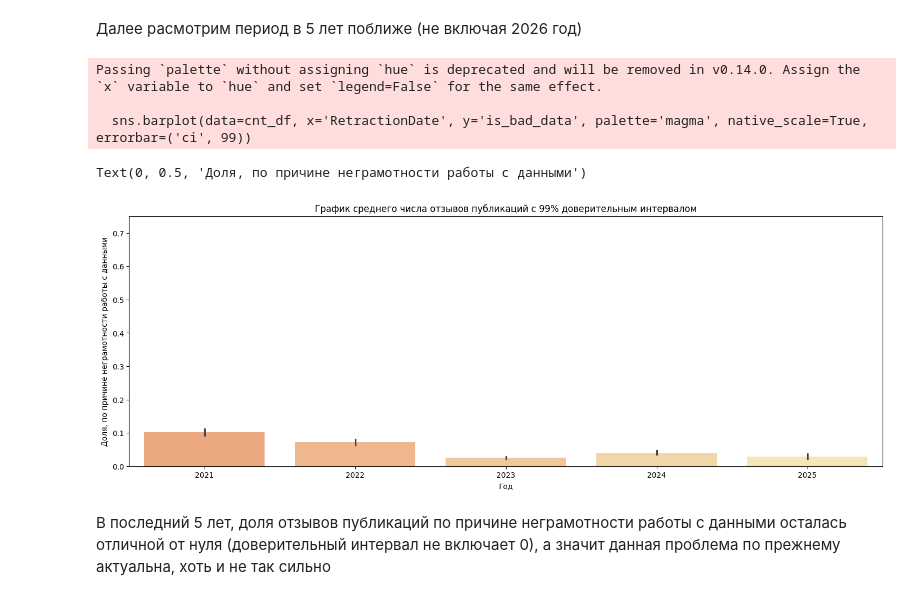
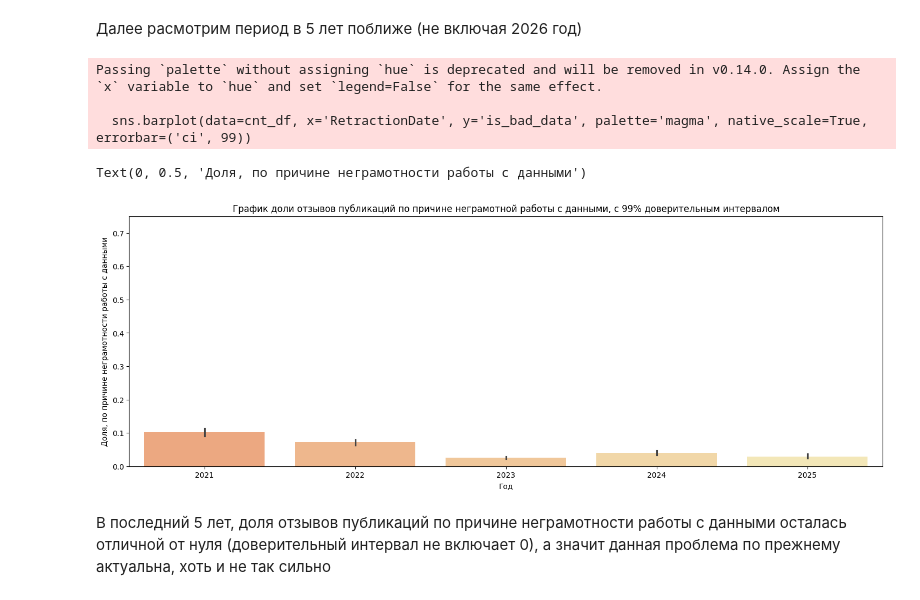
Before and after one commit to dmibar/Sirius_BC26, a Jupyter notebook: explore.ipynb, the cells around one changed output. Cells and saved outputs as stored; diff of their text form; code cells hidden in the pictures.

```diff
--- a/explore.ipynb
+++ b/explore.ipynb
@@ -241,19 +241,19 @@ Text(0, 0.5, 'Доля, по причине неграмотности рабо
 # %%
 fig, axes = plt.subplots(nrows=1, ncols=1, figsize=(18, 6))
 
 sns.barplot(data=cnt_df, x='RetractionDate', y='is_bad_data', palette='magma', native_scale=True, errorbar=('ci', 99))
 
 axes.set_xlim([2020.5, 2025.5])
 
-axes.set_title('График среднего числа отзывов публикаций с 99% доверительным интервалом')
+axes.set_title('График доли отзывов публикаций по причине неграмотной работы с данными, с 99% доверительным интервалом')
 axes.set_xlabel('Год')
 axes.set_ylabel('Доля, по причине неграмотности работы с данными')
 # %% [output]
 Passing `palette` without assigning `hue` is deprecated and will be removed in v0.14.0. Assign the `x` variable to `hue` and set `legend=False` for the same effect.
 
   sns.barplot(data=cnt_df, x='RetractionDate', y='is_bad_data', palette='magma', native_scale=True, errorbar=('ci', 99))
 Text(0, 0.5, 'Доля, по причине неграмотности работы с данными')
-[figure, old version]
+[figure, new version]
 # %% [markdown]
 В последний 5 лет, доля отзывов публикаций по причине неграмотности работы с данными осталась отличной от нуля (доверительный интервал не включает 0), а значит данная проблема по прежнему актуальна, хоть и не так сильно
 # %%
```
Also changed, not shown: parts of 4 cells of this notebook.
